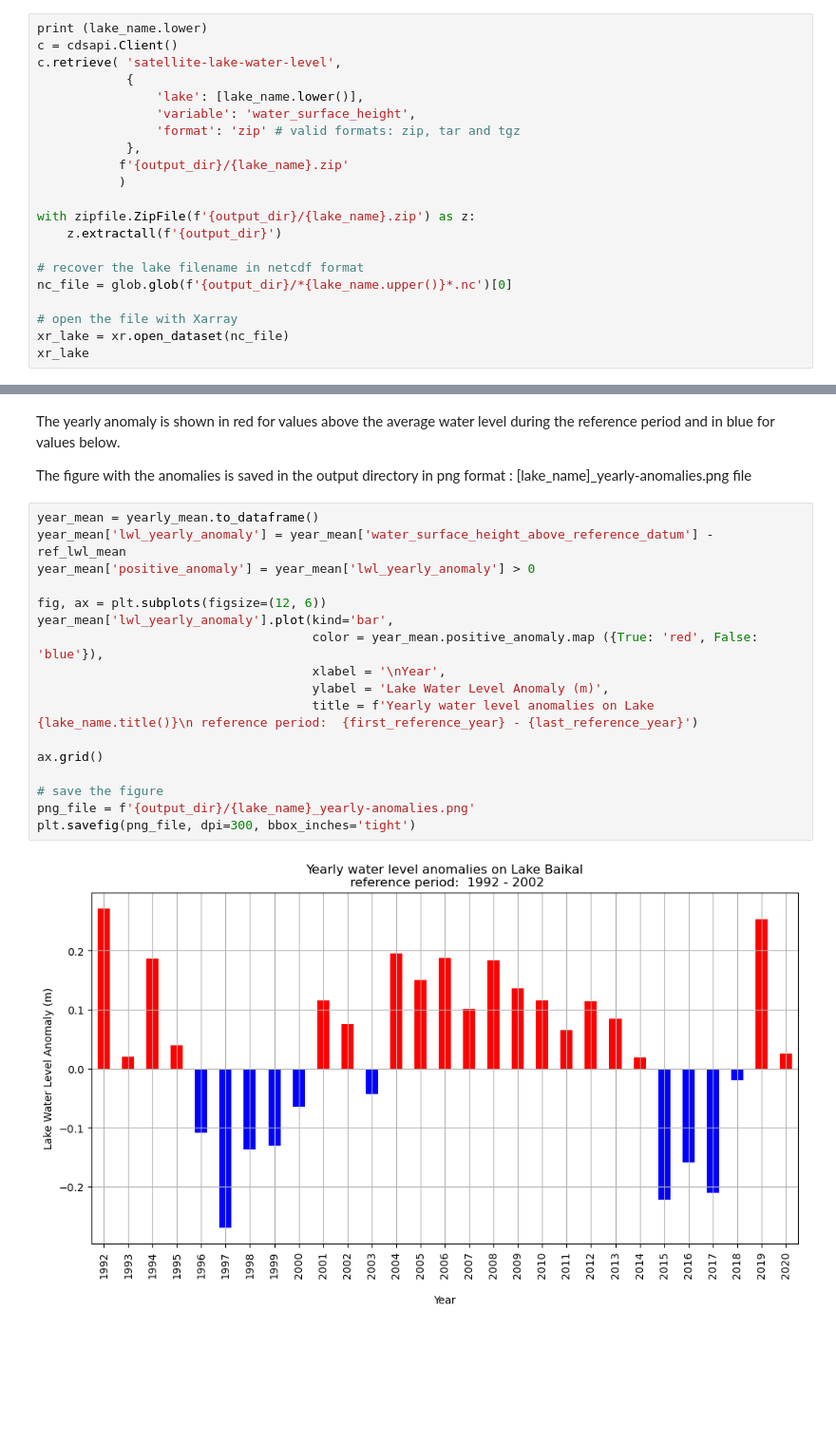
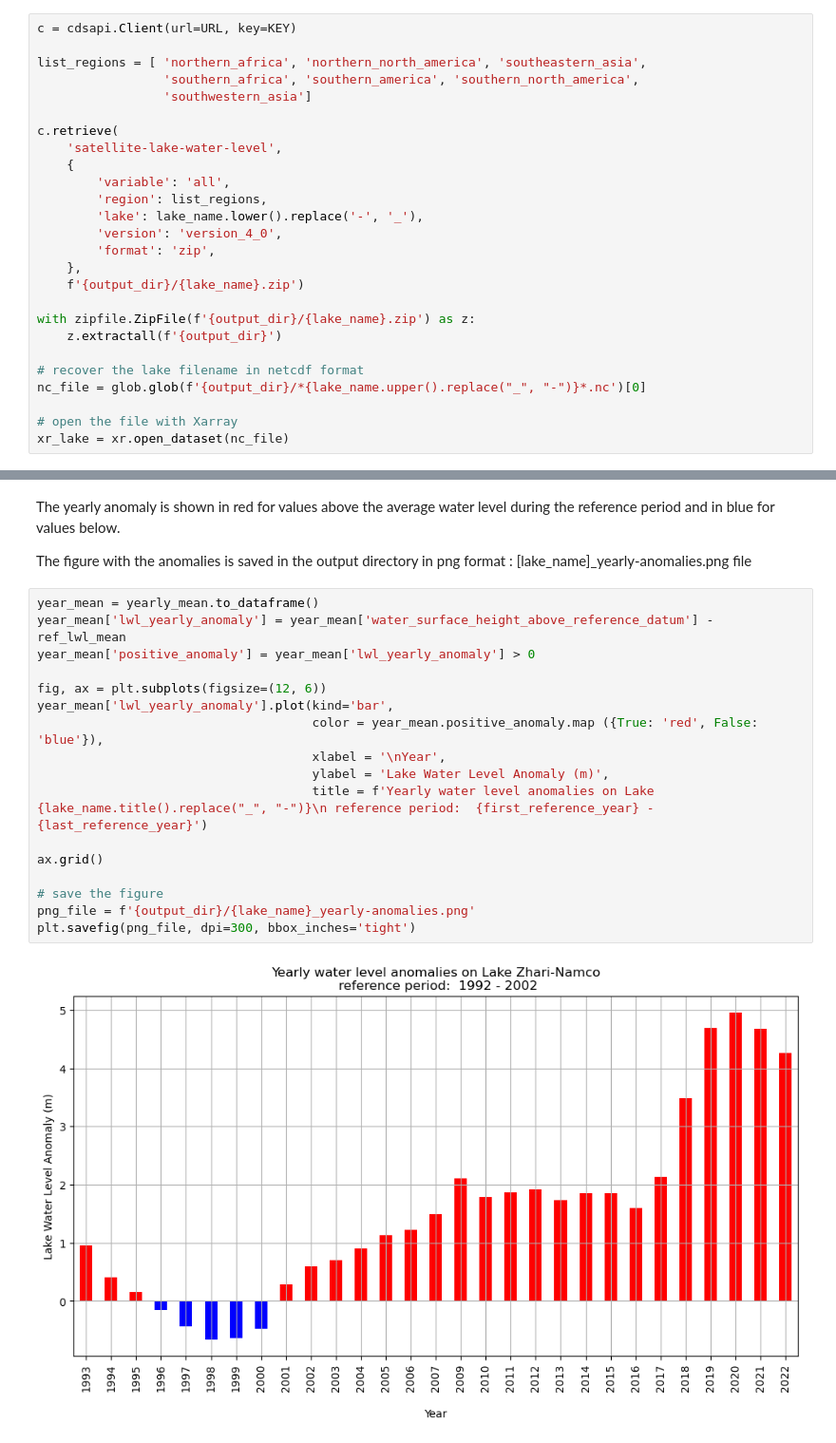
Before and after one commit to ecmwf-projects/copernicus-training-c3s-review, a Jupyter notebook: ecv-notebooks/lake-water-level.ipynb, the cells around one changed output, grey strips where cells are left out. Shown at 95% size. Saved outputs shown, nothing was run; the diff lists cells and outputs as text; blank space fills up the shorter version.

```diff
--- a/ecv-notebooks/lake-water-level.ipynb
+++ b/ecv-notebooks/lake-water-level.ipynb
@@ -82,22 +169,27 @@ Having the CDS api, this function will retrive the  data for the selected lake i
 # %%
-print (lake_name.lower)
-c = cdsapi.Client()
-c.retrieve( 'satellite-lake-water-level',
-            {
-                'lake': [lake_name.lower()],
-                'variable': 'water_surface_height',
-                'format': 'zip' # valid formats: zip, tar and tgz
-            },
-           f'{output_dir}/{lake_name}.zip'
-           )
+c = cdsapi.Client(url=URL, key=KEY)
+
+list_regions = [ 'northern_africa', 'northern_north_america', 'southeastern_asia',
+                 'southern_africa', 'southern_america', 'southern_north_america',
+                 'southwestern_asia']
+
+c.retrieve(
+    'satellite-lake-water-level',
+    {
+        'variable': 'all',
+        'region': list_regions,
+        'lake': lake_name.lower().replace('-', '_'),
+        'version': 'version_4_0',
+        'format': 'zip',
+    },
+    f'{output_dir}/{lake_name}.zip')
 
 with zipfile.ZipFile(f'{output_dir}/{lake_name}.zip') as z:
     z.extractall(f'{output_dir}')
 
 # recover the lake filename in netcdf format
-nc_file = glob.glob(f'{output_dir}/*{lake_name.upper()}*.nc')[0]
+nc_file = glob.glob(f'{output_dir}/*{lake_name.upper().replace("_", "-")}*.nc')[0]
 
 # open the file with Xarray
 xr_lake = xr.open_dataset(nc_file)
-xr_lake
 # %% [output]
@@ -203,19 +279,19 @@ The figure with the anomalies is saved in the output directory in png format :
 # %%
 year_mean = yearly_mean.to_dataframe()
 year_mean['lwl_yearly_anomaly'] = year_mean['water_surface_height_above_reference_datum'] - ref_lwl_mean
 year_mean['positive_anomaly'] = year_mean['lwl_yearly_anomaly'] > 0
 
 fig, ax = plt.subplots(figsize=(12, 6))
 year_mean['lwl_yearly_anomaly'].plot(kind='bar',
                                      color = year_mean.positive_anomaly.map ({True: 'red', False: 'blue'}),
                                      xlabel = '\nYear',
                                      ylabel = 'Lake Water Level Anomaly (m)',
-                                     title = f'Yearly water level anomalies on Lake {lake_name.title()}\n reference period:  {first_reference_year} - {last_reference_year}')
+                                     title = f'Yearly water level anomalies on Lake {lake_name.title().replace("_", "-")}\n reference period:  {first_reference_year} - {last_reference_year}')
 
 ax.grid()
 
 # save the figure
 png_file = f'{output_dir}/{lake_name}_yearly-anomalies.png'
 plt.savefig(png_file, dpi=300, bbox_inches='tight')
 # %% [output]
-[figure, old version]
+[figure, new version]
```
Also changed, not shown: parts of 25 cells of this notebook.
